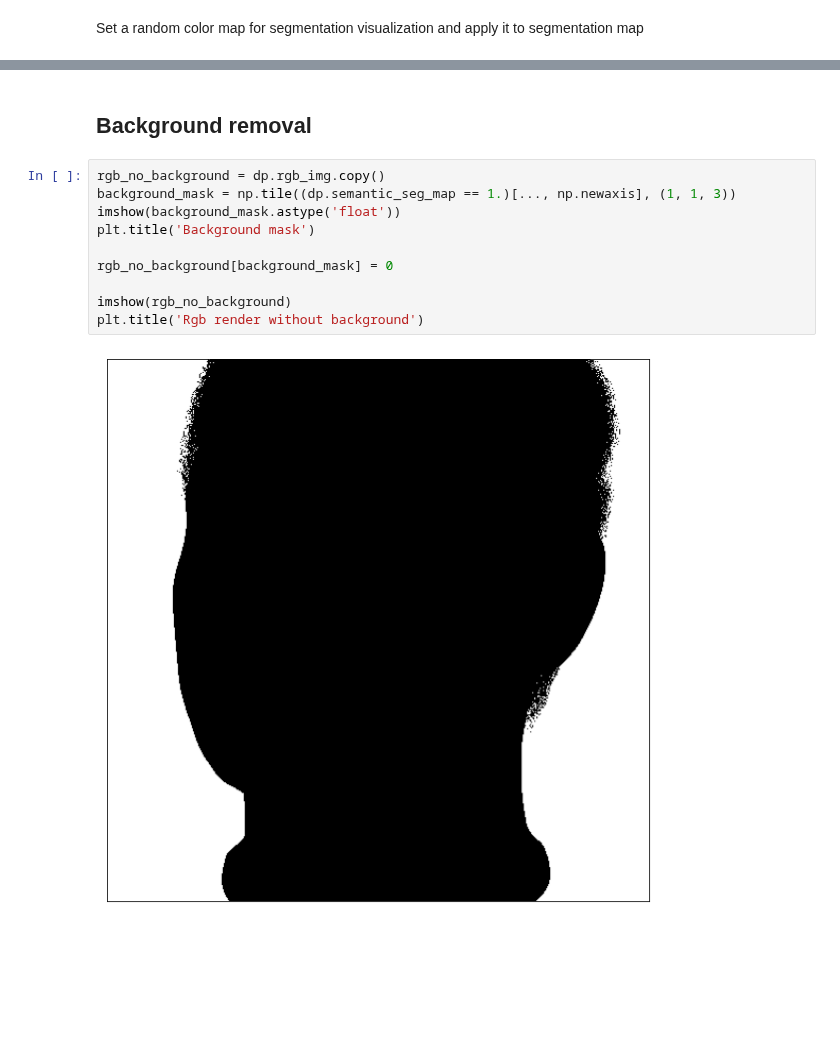
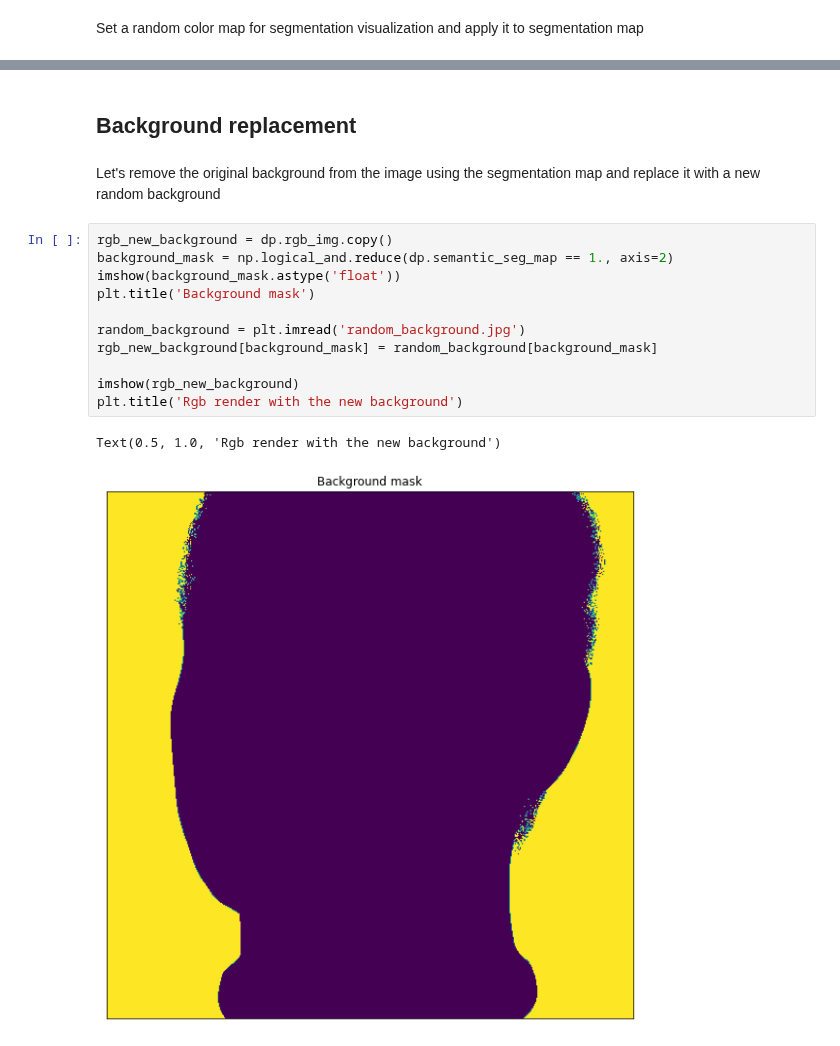
Before and after one commit to DatagenTech/dgutils, a Jupyter notebook: segmentation.ipynb, the cells around one changed output, grey strips where cells are left out. Drawn from its saved outputs; the diff is of its cells as text; blank space fills up the shorter version.

Commit message:
Made segmentation clearer

```diff
--- a/segmentation.ipynb
+++ b/segmentation.ipynb
@@ -68,14 +55,18 @@ Text(0.5, 1.0, 'Segmentation map')
 # %% [markdown]
-## Background removal
+## Background replacement
+# %% [markdown]
+Let's remove the original background from the image using the segmentation map and replace it with a new random background
 # %%
-rgb_no_background = dp.rgb_img.copy()
-background_mask = np.tile((dp.semantic_seg_map == 1.)[..., np.newaxis], (1, 1, 3))
+rgb_new_background = dp.rgb_img.copy()
+background_mask = np.logical_and.reduce(dp.semantic_seg_map == 1., axis=2)
 imshow(background_mask.astype('float'))
 plt.title('Background mask')
 
-rgb_no_background[background_mask] = 0
+random_background = plt.imread('random_background.jpg')
+rgb_new_background[background_mask] = random_background[background_mask]
 
-imshow(rgb_no_background)
-plt.title('Rgb render without background')
+imshow(rgb_new_background)
+plt.title('Rgb render with the new background')
 # %% [output]
+Text(0.5, 1.0, 'Rgb render with the new background')
-[figure, old version]
+[figure, new version]
```
Also changed, not shown: parts of 7 cells of this notebook.
